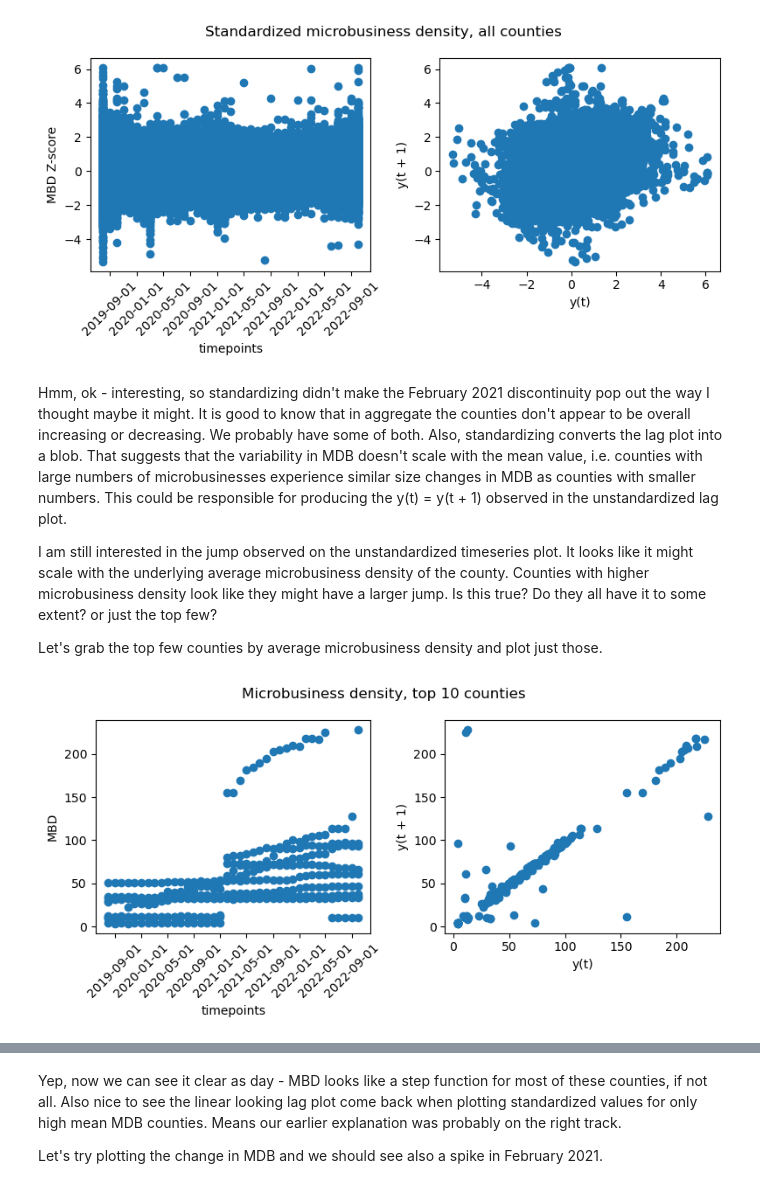
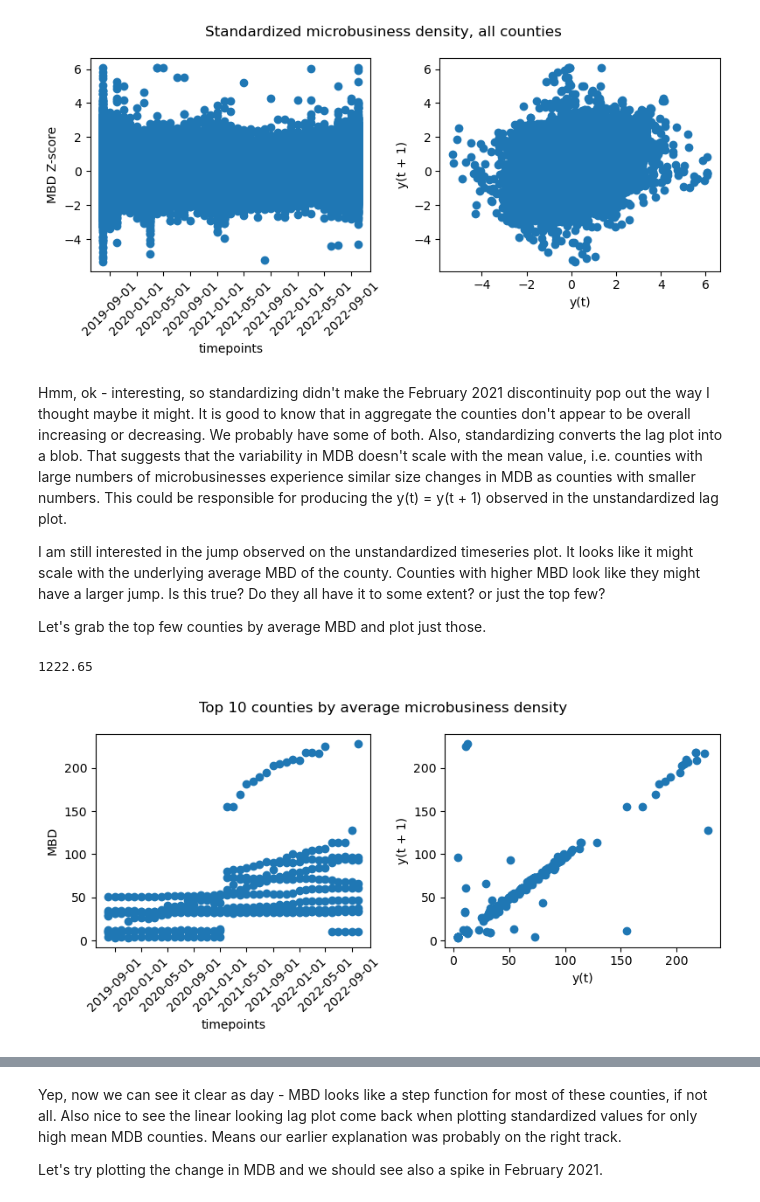
Before and after one commit to gperdrizet/kaggle_microbusiness, a Jupyter notebook: notebooks/02-training_data_exploration.ipynb, the cells around one changed output, grey strips where cells are left out. Saved outputs shown, nothing was run; the diff lists cells and outputs as text; code cells hidden in the pictures.

```diff
--- a/notebooks/02-training_data_exploration.ipynb
+++ b/notebooks/02-training_data_exploration.ipynb
@@ -530,27 +524,31 @@ plt.show()
 # %% [markdown]
 Hmm, ok - interesting, so standardizing didn't make the February 2021 discontinuity pop out the way I thought maybe it might. It is good to know that in aggregate the counties don't appear to be overall increasing or decreasing. We probably have some of both. Also, standardizing converts the lag plot into a blob. That suggests that the variability in MDB doesn't scale with the mean value, i.e. counties with large numbers of microbusinesses experience similar size changes in MDB as counties with smaller numbers. This could be responsible for producing the y(t) = y(t + 1) observed in the unstandardized lag plot.
 
-I am still interested in the jump observed on the unstandardized timeseries plot. It looks like it might scale with the underlying average microbusiness density of the county. Counties with higher microbusiness density look like they might have a larger jump. Is this true? Do they all have it to some extent? or just the top few?
+I am still interested in the jump observed on the unstandardized timeseries plot. It looks like it might scale with the underlying average MBD of the county. Counties with higher MBD look like they might have a larger jump. Is this true? Do they all have it to some extent? or just the top few?
 
-Let's grab the top few counties by average microbusiness density and plot just those.
+Let's grab the top few counties by average MBD and plot just those.
+# %%
+(len(county_counts) * 0.01) * 39
+# %% [output]
+1222.65
 # %%
+# Add mean MBD column by county
 if 'avg_microbusiness_density' not in list(training_df.columns):
     training_df.insert(1, 'avg_microbusiness_density', training_df.groupby(['cfips'])['microbusiness_density'].transform('mean'))
 
-# 39 timepoints per county so 390 rows should be the full timecourse for the top 10 highest
-# MBD counties
+# 10 counties 8 * 39 timepoints = 390 rows
 high_avg_microbusiness_density = training_df.nlargest(390, columns=['avg_microbusiness_density'])
 
 plt = plot_funcs.timeseries_lag_two_panel_plot(
     timeseries_x_data = high_avg_microbusiness_density['first_day_of_month'],
     timeseries_y_data = high_avg_microbusiness_density['microbusiness_density'],
-    main_title = 'Microbusiness density, top 10 counties',
+    main_title = 'Top 10 counties by average microbusiness density',
     timeseries_y_label = 'MBD',
 )
 
 plt.show()
 # %% [output]
-[figure, old version]
+[figure, new version]
 # %%
 plt = plot_funcs.timeseries_lag_two_panel_plot(
     timeseries_x_data = high_avg_microbusiness_density['first_day_of_month'],
```
Also changed, not shown: parts of 57 cells of this notebook.
